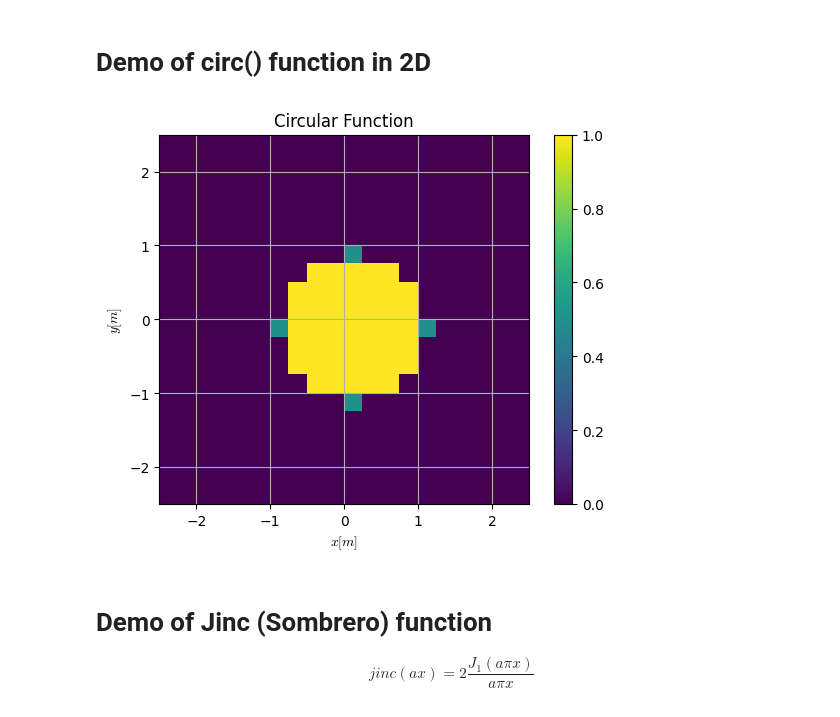
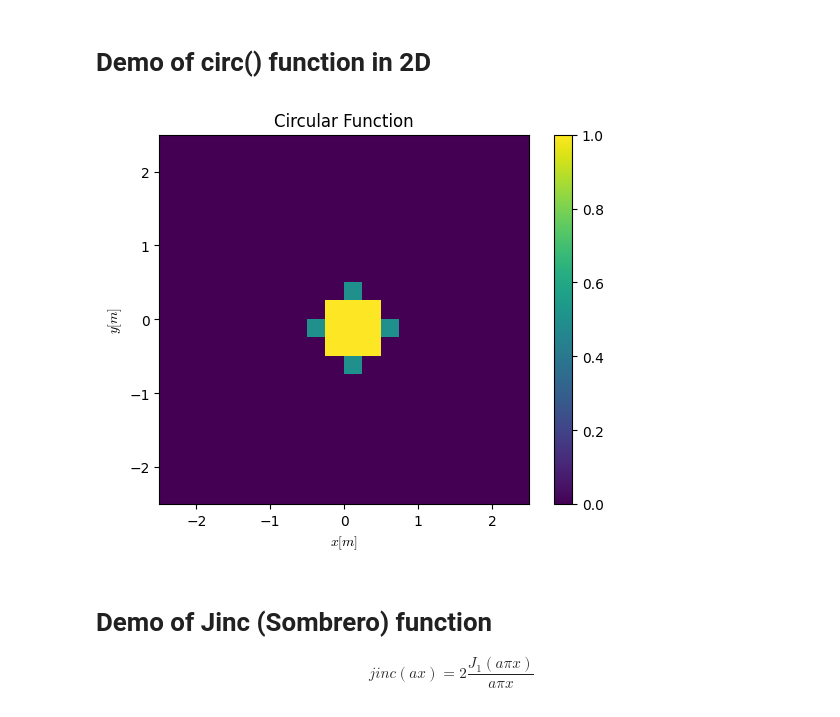
Before and after one commit to Liam-Mai00/Numerical-Simulation-of-Optical-Propagation, a Jupyter notebook: demo/demo_ap_functions.ipynb, the cells around one changed output. Cells and saved outputs as stored; diff of their text form; code cells hidden in the pictures.

```diff
--- a/demo/demo_ap_functions.ipynb
+++ b/demo/demo_ap_functions.ipynb
@@ -66,35 +66,35 @@ if DISPLAY_FIGS:
 # %%
 import numpy as np
 import matplotlib.pyplot as plt
 from optprop.aperture_functions import circ
 
 #### Configs ####
 DISPLAY_FIGS = True
 
 #### Optical parameters ####
 L = 5           # Spacial extent of grid [m]
 N = 20          # Number of sample points in 1D
-D = 2           # Circle diameter [m]
+D = 1           # Circle diameter [m]
 delta = L/N     # Spacial interval [m]
 
 #### Create function ####
 x = np.arange(-N/2,N/2,1) * delta
 y = x
 x_mesh,y_mesh = np.meshgrid(x,y)
 z = circ(x_mesh,y_mesh,D)
 
 #### Display figures ####
 if DISPLAY_FIGS:
     fig,ax = plt.subplots()
-    im1 = ax.imshow(z,extent=[-L/2,L/2,-L/2,L/2])
+    im1 = ax.imshow(z,extent=[-L/2,L/2,-L/2,L/2],origin='upper')   #[-L/2,L/2,-L/2,L/2]
     fig.colorbar(im1)
     ax.set_xlabel(r"$x [m]$",math_fontfamily="cm")
     ax.set_ylabel(r"$y [m]$",math_fontfamily="cm")
     ax.set_title("Circular Function")
-    ax.grid(visible=True,which="both")
+    ax.grid(visible=False,which="both")
     plt.show()
 # %% [output]
-[figure, old version]
+[figure, new version]
 # %% [markdown]
 # Demo of Jinc (Sombrero) function
 $$jinc(ax)=2\frac{J_1(a\pi x)}{a\pi x}$$
```
Also changed, not shown: 5 other files.
